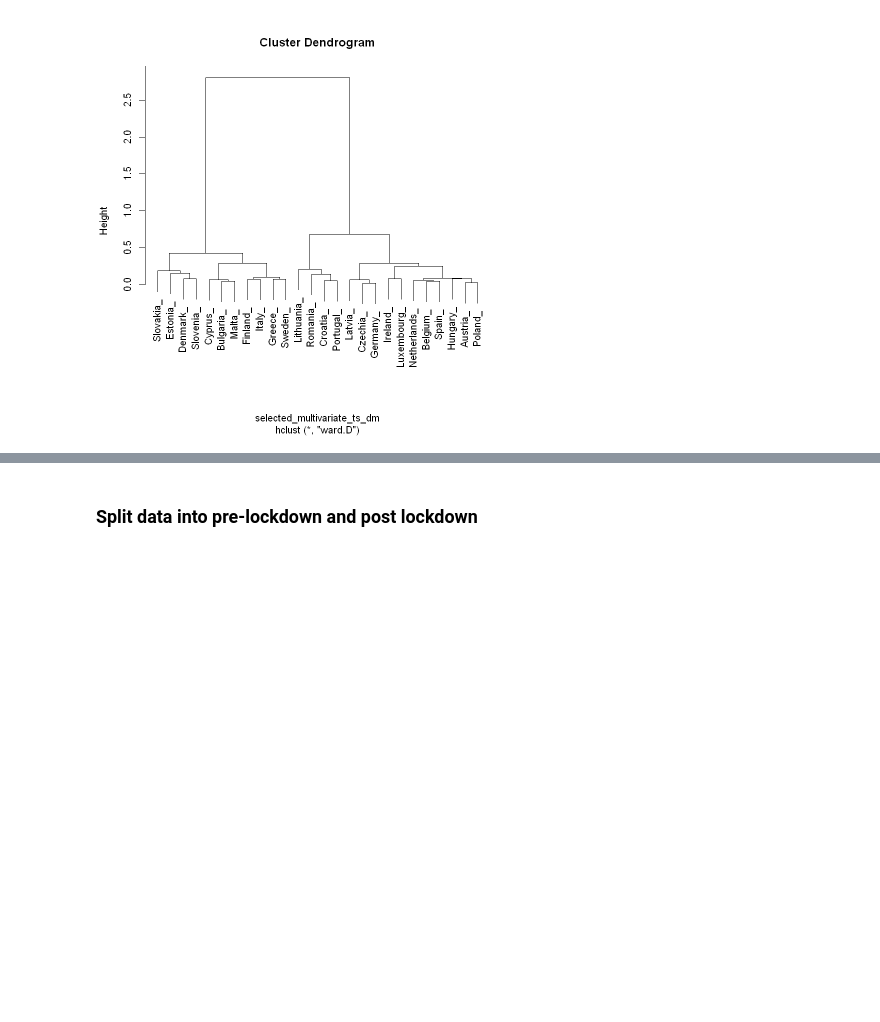
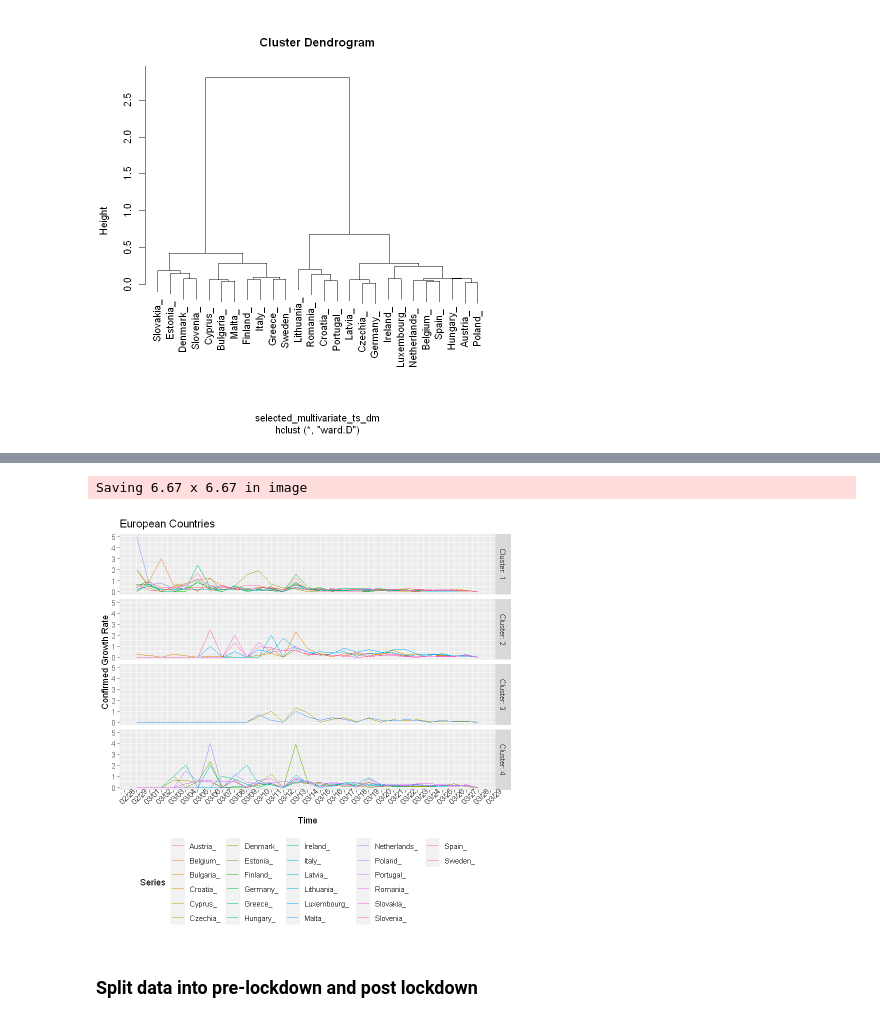
Before and after one commit to TheoVerhelst/ulb-mlg-time-series-impact, a Jupyter notebook: TimeSeriesClustering.ipynb, the cells around one changed output, grey strips where cells are left out. Drawn from its saved outputs; the diff is of its cells as text; code cells hidden in the pictures; blank space fills up the shorter version.

```diff
--- a/TimeSeriesClustering.ipynb
+++ b/TimeSeriesClustering.ipynb
@@ -266,5 +266,9 @@ ggplot(melt(as.matrix(selected_multivariate_ts_dm))) +
 # %%
-selected_multivariate_ts <- hclust(selected_multivariate_ts_dm, method="ward.D")
+selected_multivariate_ts_hclust <- hclust(selected_multivariate_ts_dm, method="ward.D")
 plot(selected_multivariate_ts)
 # %% [output]
 [figure]
+# %%
+selected_multivariate_ts_clusters <- data.frame(cutree(selected_multivariate_ts_hclust, k = 4))
+colnames(selected_multivariate_ts_clusters) <- c("Cluster")
+selected_multivariate_ts_clusters$Series <- rownames(selected_multivariate_ts_clusters)
@@ -271,3 +297,18 @@ plot(selected_multivariate_ts)
+# %%
+ggplot(merge(fortify(selected_multivariate_ts.zoo,melt=T),selected_multivariate_ts_clusters),
+       aes(x=Index,y=Value,color=Series)) +
+    geom_line() +
+    facet_grid(Cluster ~ ., labeller=label_both) +
+    scale_x_date(labels = date_format("%m/%d"),
+                 breaks=date_breaks("days")) +
+    labs(y="Confirmed Growth Rate",x="Time",title="European Countries") +
+    theme(legend.position = 'bottom',
+         axis.text.x = element_text(angle=45))
+
+ggsave("GrowthRateClusters.png")
+# %% [output]
+Saving 6.67 x 6.67 in image
+[figure, added]
 # %% [markdown]
 ### Split data into pre-lockdown and post lockdown
 # %%
```
Also changed, not shown: parts of 5 cells of this notebook.
